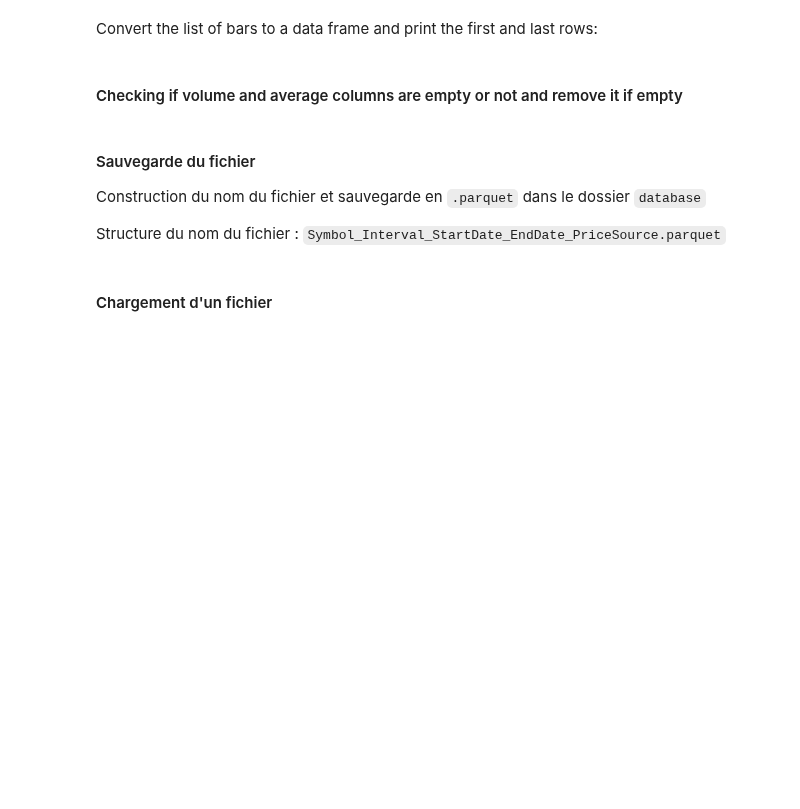
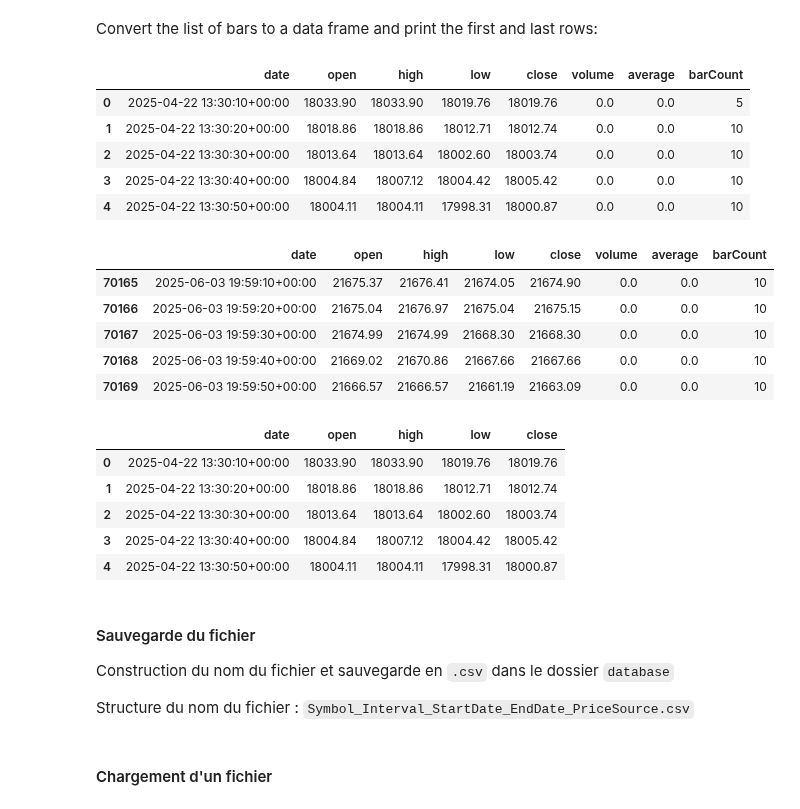
Before and after one commit to FinTechCpp/fast-backtest-app, a Jupyter notebook: Notebooks/IBKR_API.ipynb, the cells around one changed output. Saved outputs shown, nothing was run; the diff lists cells and outputs as text; code cells hidden in the pictures; blank space fills up the shorter version.

```diff
--- a/Notebooks/IBKR_API.ipynb
+++ b/Notebooks/IBKR_API.ipynb
@@ -113,7 +149,7 @@ Args
     - Set to `0` to wait indefinitely.
 # %%
 historical_data_interval = '10 secs'
-request_duration = '1 M'  # Duration in days (use D, not "day")
+request_duration = '30 D'  # Duration in days (use D, not "day")
 price_source = 'TRADES'  # 'BID', 'ASK', or 'TRADES'
 bars = ib.reqHistoricalData(
         contract,
@@ -135,17 +165,39 @@ display(df.tail())
-# %% [markdown]
-#### Checking if volume and average columns are empty or not and remove it if empty
 # %%
+bars[0]
+new_df = util.df(bars)
+
+display(new_df.head())
+display(new_df.tail())
 # Remove the 'volume', 'average', and 'barCount' columns from the DataFrame
-df = df.drop(columns=['volume', 'average', 'barCount'])
+new_df = new_df.drop(columns=['volume', 'average', 'barCount'])
 
 # Display the updated DataFrame
-df.head()
+new_df.head()
+# %% [output]
+|  | date | open | high | low | close | volume | average | barCount |
+| 0 | 2025-04-22 13:30:10+00:00 | 18033.90 | 18033.90 | 18019.76 | 18019.76 | 0.0 | 0.0 | 5 |
+| 1 | 2025-04-22 13:30:20+00:00 | 18018.86 | 18018.86 | 18012.71 | 18012.74 | 0.0 | 0.0 | 10 |
+| 2 | 2025-04-22 13:30:30+00:00 | 18013.64 | 18013.64 | 18002.60 | 18003.74 | 0.0 | 0.0 | 10 |
+| 3 | 2025-04-22 13:30:40+00:00 | 18004.84 | 18007.12 | 18004.42 | 18005.42 | 0.0 | 0.0 | 10 |
+| 4 | 2025-04-22 13:30:50+00:00 | 18004.11 | 18004.11 | 17998.31 | 18000.87 | 0.0 | 0.0 | 10 |
+|  | date | open | high | low | close | volume | average | barCount |
+| 70165 | 2025-06-03 19:59:10+00:00 | 21675.37 | 21676.41 | 21674.05 | 21674.90 | 0.0 | 0.0 | 10 |
+| 70166 | 2025-06-03 19:59:20+00:00 | 21675.04 | 21676.97 | 21675.04 | 21675.15 | 0.0 | 0.0 | 10 |
+| 70167 | 2025-06-03 19:59:30+00:00 | 21674.99 | 21674.99 | 21668.30 | 21668.30 | 0.0 | 0.0 | 10 |
+| 70168 | 2025-06-03 19:59:40+00:00 | 21669.02 | 21670.86 | 21667.66 | 21667.66 | 0.0 | 0.0 | 10 |
+| 70169 | 2025-06-03 19:59:50+00:00 | 21666.57 | 21666.57 | 21661.19 | 21663.09 | 0.0 | 0.0 | 10 |
+|  | date | open | high | low | close |
+| 0 | 2025-04-22 13:30:10+00:00 | 18033.90 | 18033.90 | 18019.76 | 18019.76 |
+| 1 | 2025-04-22 13:30:20+00:00 | 18018.86 | 18018.86 | 18012.71 | 18012.74 |
+| 2 | 2025-04-22 13:30:30+00:00 | 18013.64 | 18013.64 | 18002.60 | 18003.74 |
+| 3 | 2025-04-22 13:30:40+00:00 | 18004.84 | 18007.12 | 18004.42 | 18005.42 |
+| 4 | 2025-04-22 13:30:50+00:00 | 18004.11 | 18004.11 | 17998.31 | 18000.87 |
 # %% [markdown]
 #### Sauvegarde du fichier
 
-Construction du nom du fichier et sauvegarde en `.parquet` dans le dossier `database`
+Construction du nom du fichier et sauvegarde en `.csv` dans le dossier `database`
 
-Structure du nom du fichier : `Symbol_Interval_StartDate_EndDate_PriceSource.parquet`
+Structure du nom du fichier : `Symbol_Interval_StartDate_EndDate_PriceSource.csv`
 # %%
 # Récupérer la devise et l'unité de temps
 symbol = contract.symbol
```
Also changed, not shown: parts of 20 cells of this notebook, 17 other files.
